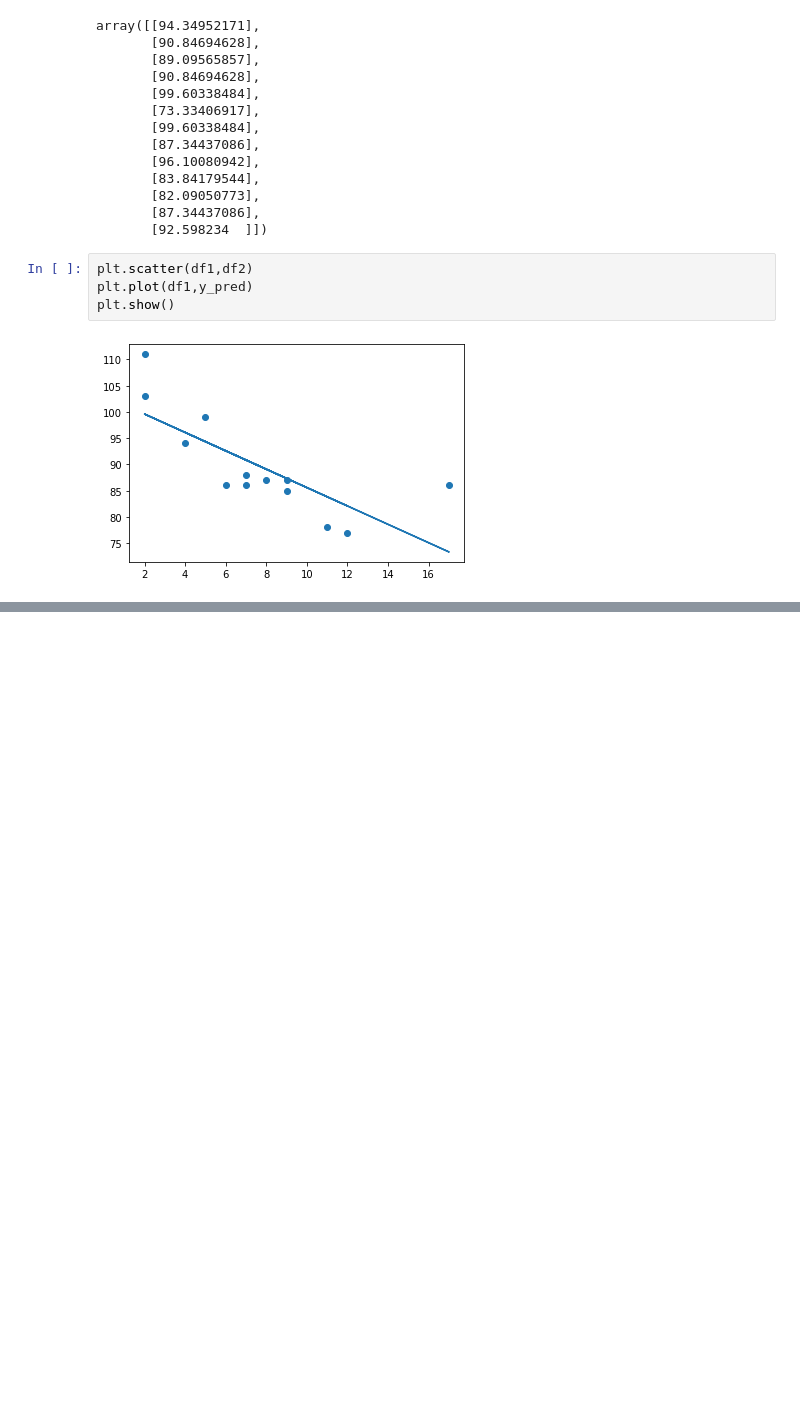
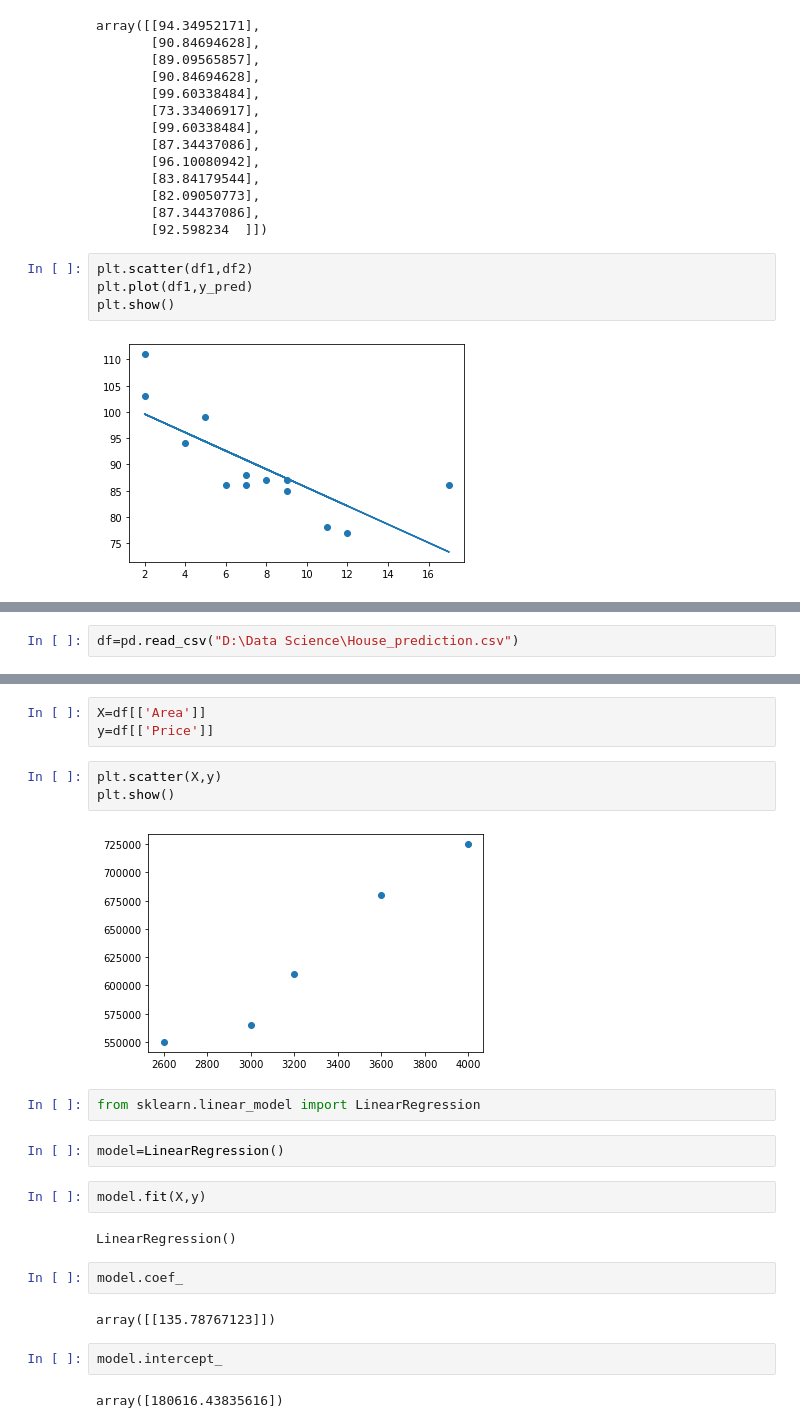
Before and after one commit to shewalemayuri/Machine-Learning, a Jupyter notebook: Linear Regression.ipynb, the cells around one changed output, grey strips where cells are left out. Saved outputs shown, nothing was run; the diff lists cells and outputs as text; blank space fills up the shorter version.

```diff
--- a/Linear Regression.ipynb
+++ b/Linear Regression.ipynb
@@ -408,0 +413,2 @@ plt.show()
+# %%
+df=pd.read_csv("D:\Data Science\House_prediction.csv")
@@ -408,0 +424,24 @@ plt.show()
+# %%
+X=df[['Area']]
+y=df[['Price']]
+# %%
+plt.scatter(X,y)
+plt.show()
+# %% [output]
+[figure, added]
+# %%
+from sklearn.linear_model import LinearRegression
+# %%
+model=LinearRegression()
+# %%
+model.fit(X,y)
+# %% [output]
+LinearRegression()
+# %%
+model.coef_
+# %% [output]
+array([[135.78767123]])
+# %%
+model.intercept_
+# %% [output]
+array([180616.43835616])
```
Also changed, not shown: parts of 22 cells of this notebook, 8 other files.
